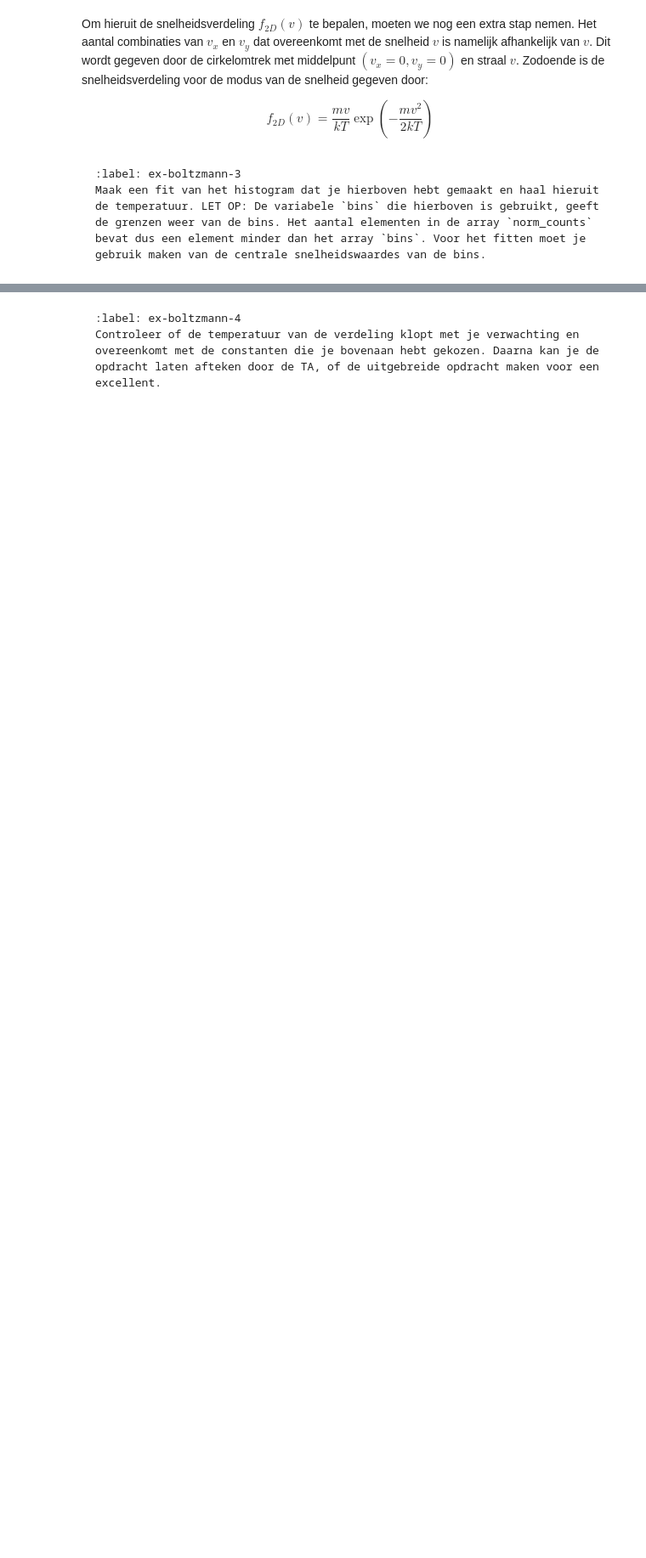
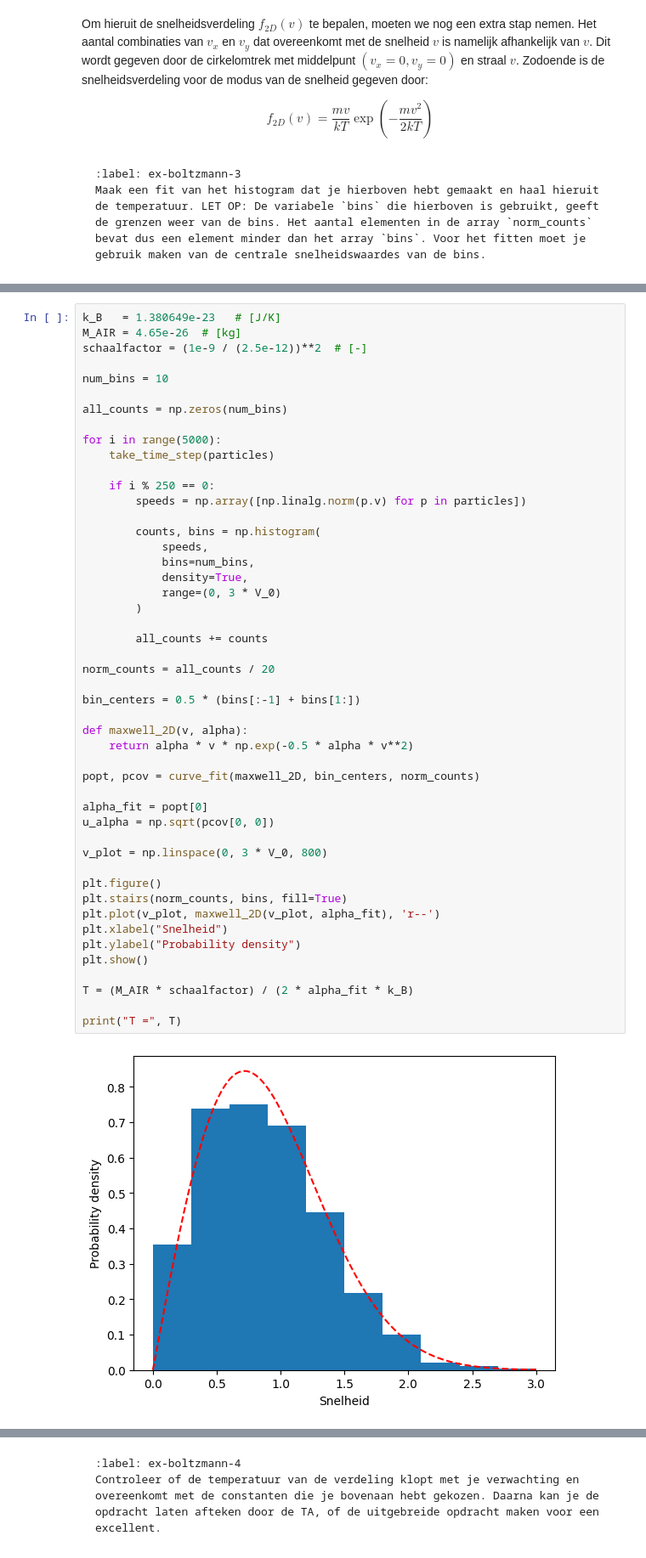
Before and after one commit to thijnholswilder/T_Holswilder, a Jupyter notebook: Content/PySim/6_boltzmann.ipynb, the cells around one changed output, grey strips where cells are left out. Shown at 85% size. Cells and saved outputs as stored; diff of their text form; blank space fills up the shorter version.

```diff
--- a/Content/PySim/6_boltzmann.ipynb
+++ b/Content/PySim/6_boltzmann.ipynb
@@ -403,0 +360,50 @@ T = (344.94 ± 141.36) K
+# %%
+k_B   = 1.380649e-23   # [J/K]
+M_AIR = 4.65e-26  # [kg]
+schaalfactor = (1e-9 / (2.5e-12))**2  # [-]
+
+num_bins = 10
+
+all_counts = np.zeros(num_bins)
+
+for i in range(5000):
+    take_time_step(particles)
+
+    if i % 250 == 0:
+        speeds = np.array([np.linalg.norm(p.v) for p in particles])
+
+        counts, bins = np.histogram(
+            speeds,
+            bins=num_bins,
+            density=True,
+            range=(0, 3 * V_0)
+        )
+
+        all_counts += counts
+
+norm_counts = all_counts / 20
+
+bin_centers = 0.5 * (bins[:-1] + bins[1:])
+
+def maxwell_2D(v, alpha):
+    return alpha * v * np.exp(-0.5 * alpha * v**2)
+
+popt, pcov = curve_fit(maxwell_2D, bin_centers, norm_counts)
+
+alpha_fit = popt[0]
+u_alpha = np.sqrt(pcov[0, 0])
+
+v_plot = np.linspace(0, 3 * V_0, 800)
+
+plt.figure()
+plt.stairs(norm_counts, bins, fill=True)
+plt.plot(v_plot, maxwell_2D(v_plot, alpha_fit), 'r--')
+plt.xlabel("Snelheid")
+plt.ylabel("Probability density")
+plt.show()
+
+T = (M_AIR * schaalfactor) / (2 * alpha_fit * k_B)
+
+print("T =", T)
+# %% [output]
+[figure, added]
```
Also changed, not shown: parts of 7 cells of this notebook.
